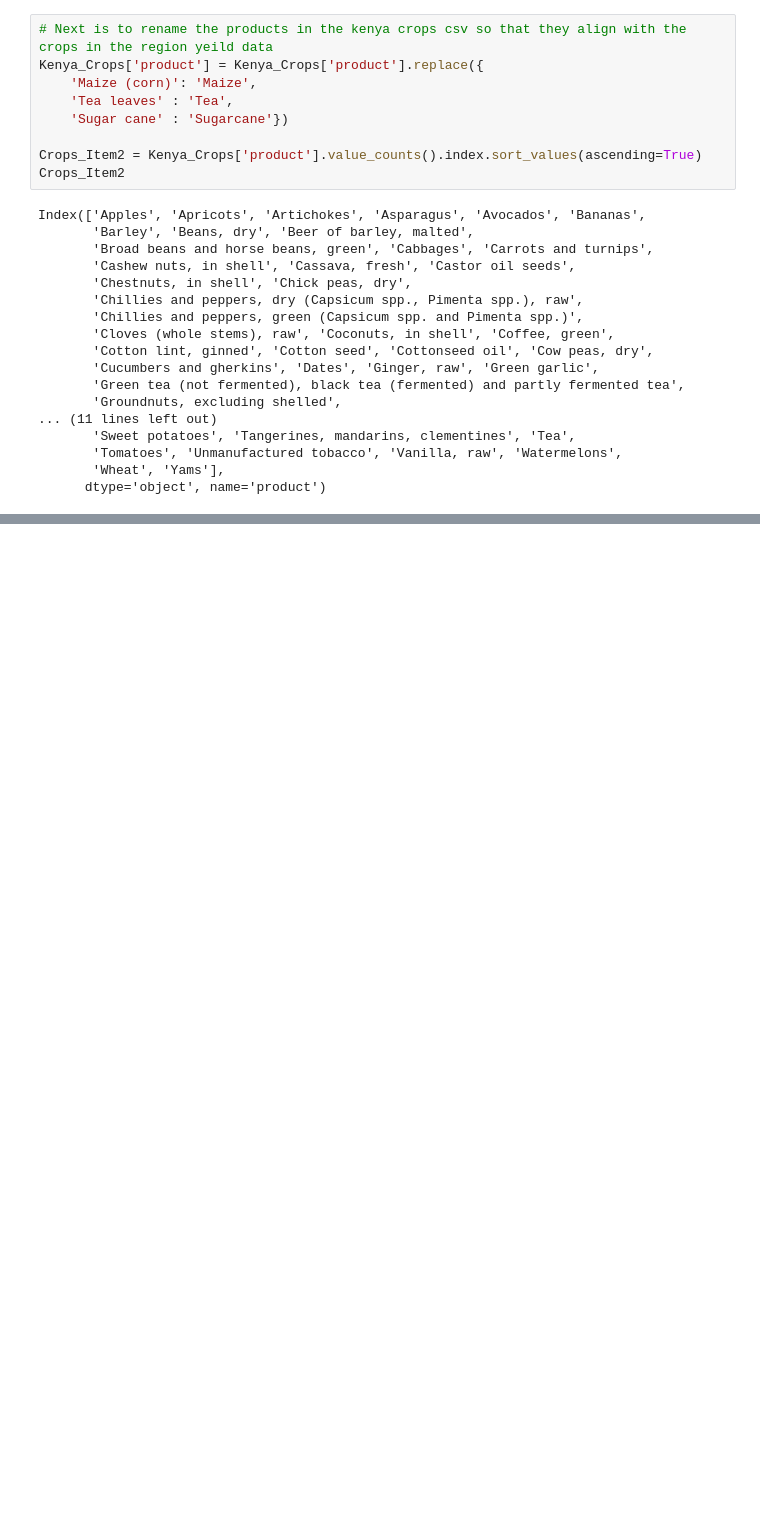
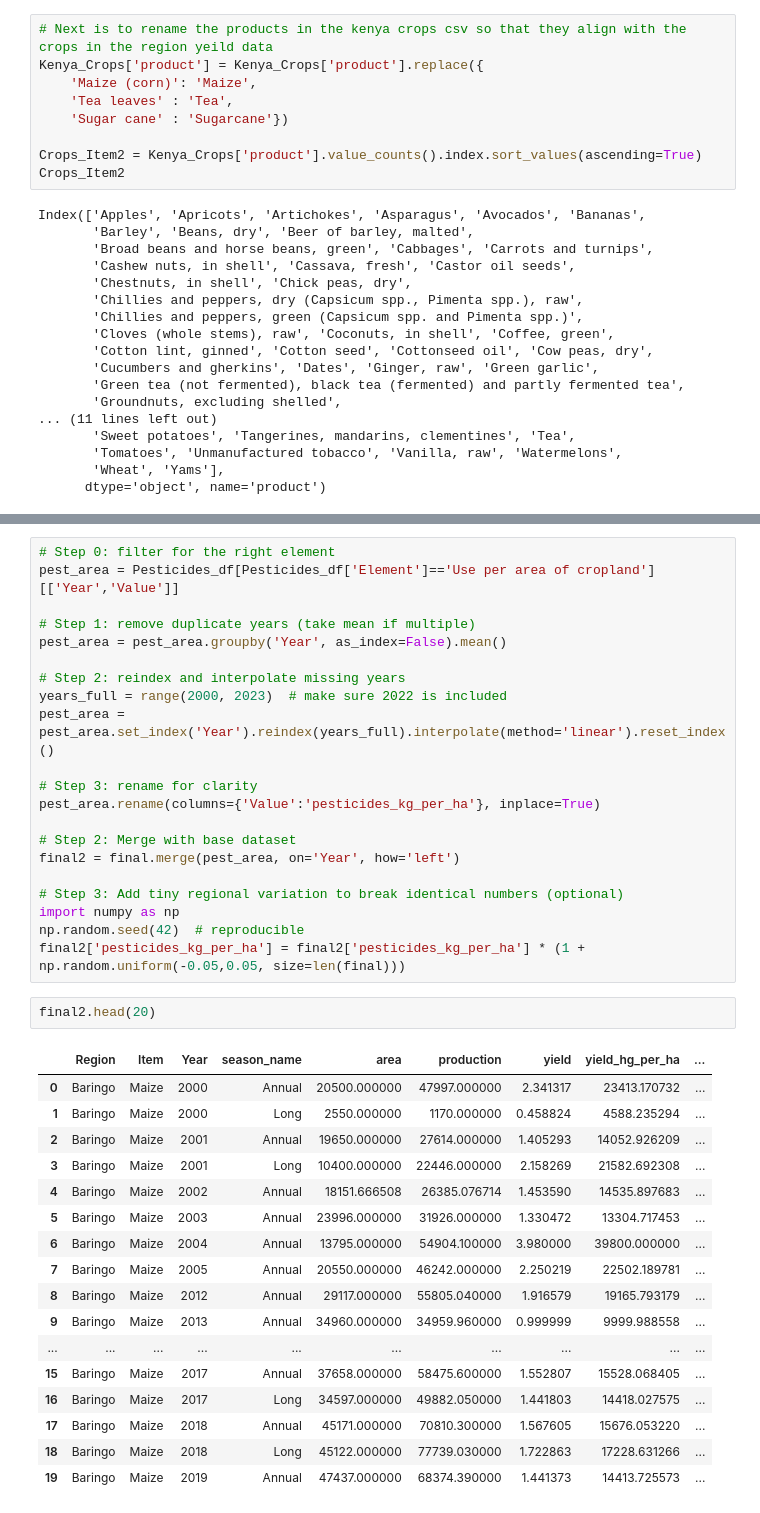
Before and after one commit to sheillamacharia/Regional_Crop_Yield_Prediction_Kenya, a Jupyter notebook: Notebooks/Sheilla.ipynb, the cells around one changed output, grey strips where cells are left out. Saved outputs shown, nothing was run; the diff lists cells and outputs as text; blank space fills up the shorter version.

Commit message:
Corrected the clean dataset

```diff
--- a/Notebooks/Sheilla.ipynb
+++ b/Notebooks/Sheilla.ipynb
@@ -964,0 +614,41 @@ merged_final.to_csv('clean_data.csv', index=False)
+# %%
+# Step 0: filter for the right element
+pest_area = Pesticides_df[Pesticides_df['Element']=='Use per area of cropland'][['Year','Value']]
+
+# Step 1: remove duplicate years (take mean if multiple)
+pest_area = pest_area.groupby('Year', as_index=False).mean()
+
+# Step 2: reindex and interpolate missing years
+years_full = range(2000, 2023)  # make sure 2022 is included
+pest_area = pest_area.set_index('Year').reindex(years_full).interpolate(method='linear').reset_index()
+
+# Step 3: rename for clarity
+pest_area.rename(columns={'Value':'pesticides_kg_per_ha'}, inplace=True)
+
+# Step 2: Merge with base dataset
+final2 = final.merge(pest_area, on='Year', how='left')
+
+# Step 3: Add tiny regional variation to break identical numbers (optional)
+import numpy as np
+np.random.seed(42)  # reproducible
+final2['pesticides_kg_per_ha'] = final2['pesticides_kg_per_ha'] * (1 + np.random.uniform(-0.05,0.05, size=len(final)))
+# %%
+final2.head(20)
+# %% [output]
+|  | Region | Item | Year | season_name | area | production | yield | yield_hg_per_ha | ... |
+| 0 | Baringo | Maize | 2000 | Annual | 20500.000000 | 47997.000000 | 2.341317 | 23413.170732 | ... |
+| 1 | Baringo | Maize | 2000 | Long | 2550.000000 | 1170.000000 | 0.458824 | 4588.235294 | ... |
+| 2 | Baringo | Maize | 2001 | Annual | 19650.000000 | 27614.000000 | 1.405293 | 14052.926209 | ... |
+| 3 | Baringo | Maize | 2001 | Long | 10400.000000 | 22446.000000 | 2.158269 | 21582.692308 | ... |
+| 4 | Baringo | Maize | 2002 | Annual | 18151.666508 | 26385.076714 | 1.453590 | 14535.897683 | ... |
+| 5 | Baringo | Maize | 2003 | Annual | 23996.000000 | 31926.000000 | 1.330472 | 13304.717453 | ... |
+| 6 | Baringo | Maize | 2004 | Annual | 13795.000000 | 54904.100000 | 3.980000 | 39800.000000 | ... |
+| 7 | Baringo | Maize | 2005 | Annual | 20550.000000 | 46242.000000 | 2.250219 | 22502.189781 | ... |
+| 8 | Baringo | Maize | 2012 | Annual | 29117.000000 | 55805.040000 | 1.916579 | 19165.793179 | ... |
+| 9 | Baringo | Maize | 2013 | Annual | 34960.000000 | 34959.960000 | 0.999999 | 9999.988558 | ... |
+| ... | ... | ... | ... | ... | ... | ... | ... | ... | ... |
+| 15 | Baringo | Maize | 2017 | Annual | 37658.000000 | 58475.600000 | 1.552807 | 15528.068405 | ... |
+| 16 | Baringo | Maize | 2017 | Long | 34597.000000 | 49882.050000 | 1.441803 | 14418.027575 | ... |
+| 17 | Baringo | Maize | 2018 | Annual | 45171.000000 | 70810.300000 | 1.567605 | 15676.053220 | ... |
+| 18 | Baringo | Maize | 2018 | Long | 45122.000000 | 77739.030000 | 1.722863 | 17228.631266 | ... |
+| 19 | Baringo | Maize | 2019 | Annual | 47437.000000 | 68374.390000 | 1.441373 | 14413.725573 | ... |
```
Also changed, not shown: parts of 85 cells of this notebook, 1 other file.
